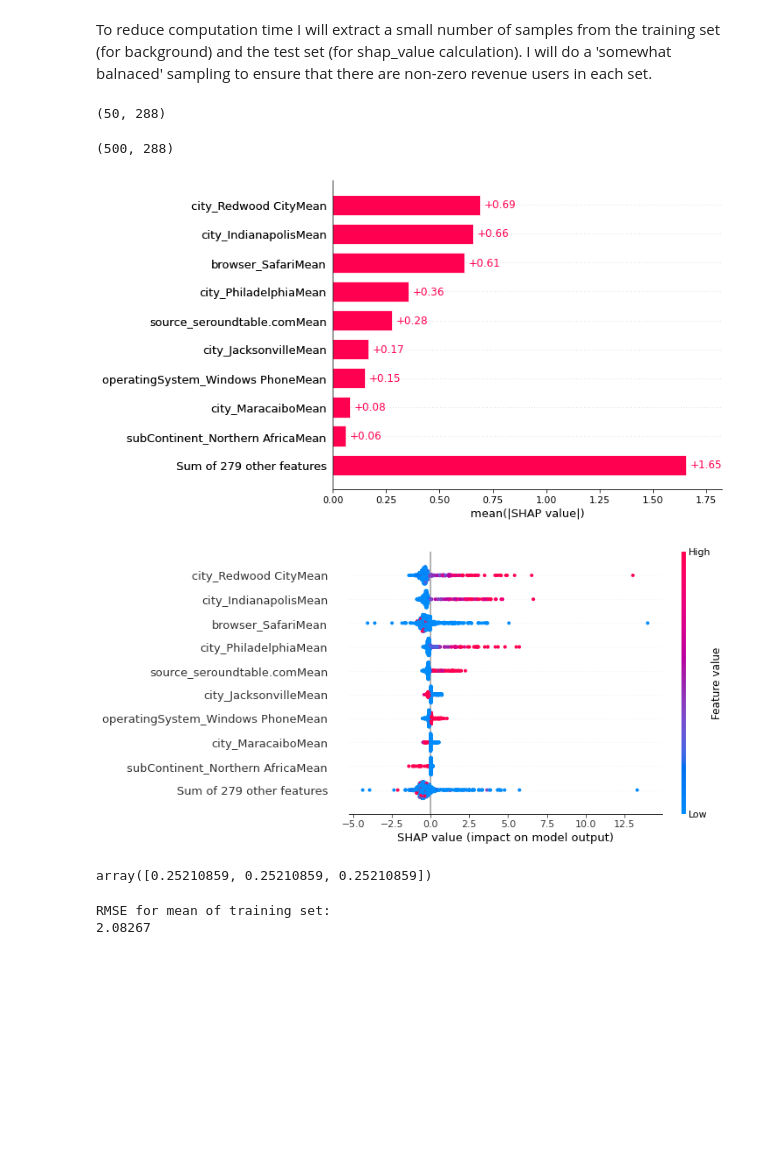
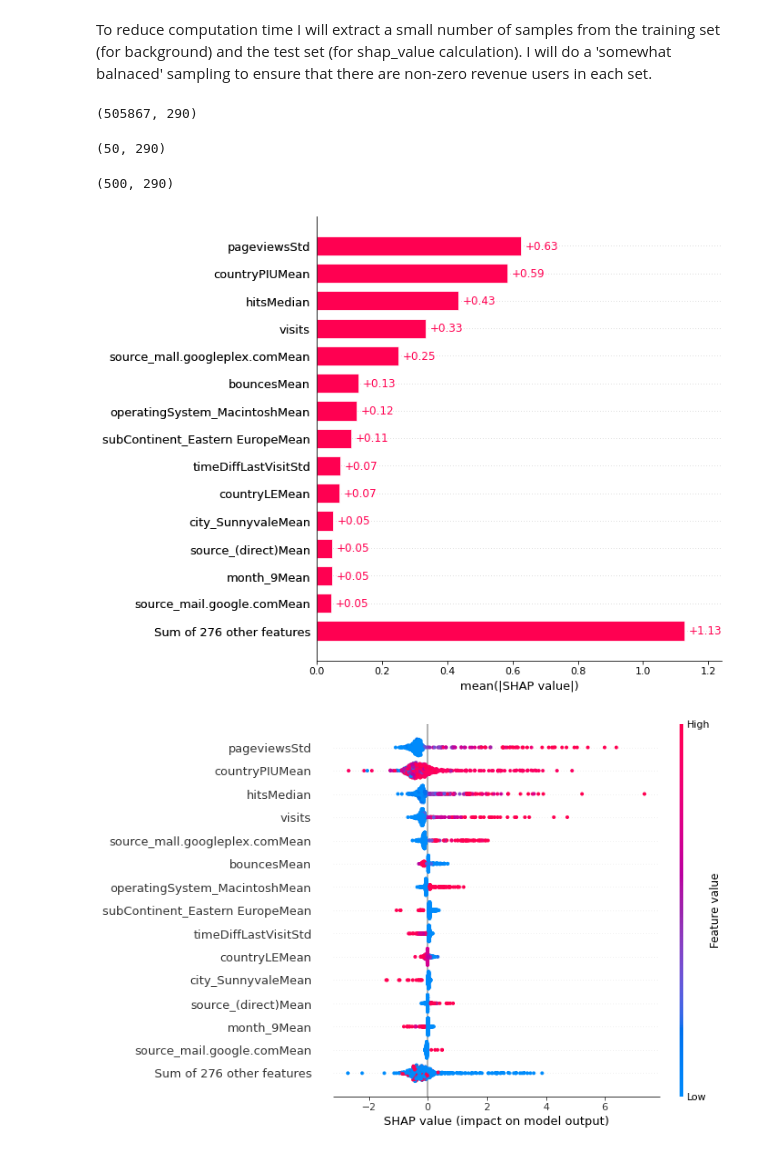
Before and after one commit to b-c-murphy/Capstone_GA-Revenue-Prediction, a Jupyter notebook: Feature Engineering, Processing and Modelling.ipynb, the cells around one changed output. Saved outputs shown, nothing was run; the diff lists cells and outputs as text; code cells hidden in the pictures; blank space fills up the shorter version.

Commit message:
final modelling

```diff
--- a/Feature Engineering, Processing and Modelling.ipynb
+++ b/Feature Engineering, Processing and Modelling.ipynb
@@ -326,9 +345,6 @@ X_train, X_test, X_val = ss.transform(X_train), ss.transform(X_test), ss.transfo
 np.savez('GA_Train', inputs=X_train, targets = y_train)
 np.savez('GA_Validation', inputs=X_val, targets = y_val)
 np.savez('GA_Test', inputs=X_test, targets = y_test)
-# %%
-with open('GA_features.csv','w') as f:
-    [f.write(col+'\n') for col in X_final_features]
 # %% [markdown]
 Data saved.
 # %%
@@ -389,0 +386,3 @@ Due to the large number of users who didn't make a purchaes The model predicts n
+# %%
+with open('final_features_updated.csv','r') as f:
+    final_features = f.read().split('\n')[:-1]
@@ -1316,6 +1905,10 @@ shap.initjs()
 [interactive output not drawn]
 # %% [markdown]
 To reduce computation time I will extract a small number of samples from the training set (for background) and the test set (for shap_value calculation).  I will do a 'somewhat balnaced' sampling to ensure that there are non-zero revenue users in each set.
+# %%
+train['inputs'].shape
+# %% [output]
+(505867, 290)
 # %%
 ### Create subset of background for shap calculation
 
@@ -1333,11 +1926,11 @@ del  nonp, nonp_samps, purch, purch_samps
 
 background = train['inputs'][background_rand_samples,:]
 
-background = pd.DataFrame(background,columns=model_feats)
+background = pd.DataFrame(background,columns=final_features)
 
 background.shape
 # %% [output]
-(50, 288)
+(50, 290)
 # %%
 ### Create subset for shap pertrubations
 nonpurchasers = 400
@@ -1355,36 +1948,20 @@ del  nonp, nonp_samps, purch, purch_samps
 shapdata = valid['inputs'][shap_random_samples,:]
 
 
-shapdata = pd.DataFrame(shapdata,columns=model_feats)
+shapdata = pd.DataFrame(shapdata,columns=final_features)
 
 shapdata.shape
 # %% [output]
-(500, 288)
+(500, 290)
 # %%
 explainer = shap.explainers.Permutation(model.predict, background)
 # %%
 shap_values = explainer(shapdata)
 # %%
-shap.plots.bar(shap_values,max_display=10)
+shap.plots.bar(shap_values,max_display=15)
 # %% [output]
-[figure, old version]
+[figure, new version]
 # %%
-shap.plots.beeswarm(shap_values, max_display=10)
+shap.plots.beeswarm(shap_values, max_display=15)
 # %% [output]
-[figure, old version]
+[figure, new version]
-# %%
-from sklearn.metrics import mean_squared_error
-import numpy as np
-mean_train = np.mean(train['targets'])
-
-test_target_mean = np.zeros(test['targets'].shape)
-test_target_mean = test_target_mean + mean_train
-test_target_mean[:3]
-# %% [output]
-array([0.25210859, 0.25210859, 0.25210859])
-# %%
-rmse = np.sqrt(mean_squared_error(test['targets'],test_target_mean))
-print(f'RMSE for mean of training set:\n{rmse:.5f}')
-# %% [output]
-RMSE for mean of training set:
-2.08267
```
Also changed, not shown: parts of 144 cells of this notebook, 4 other files.
